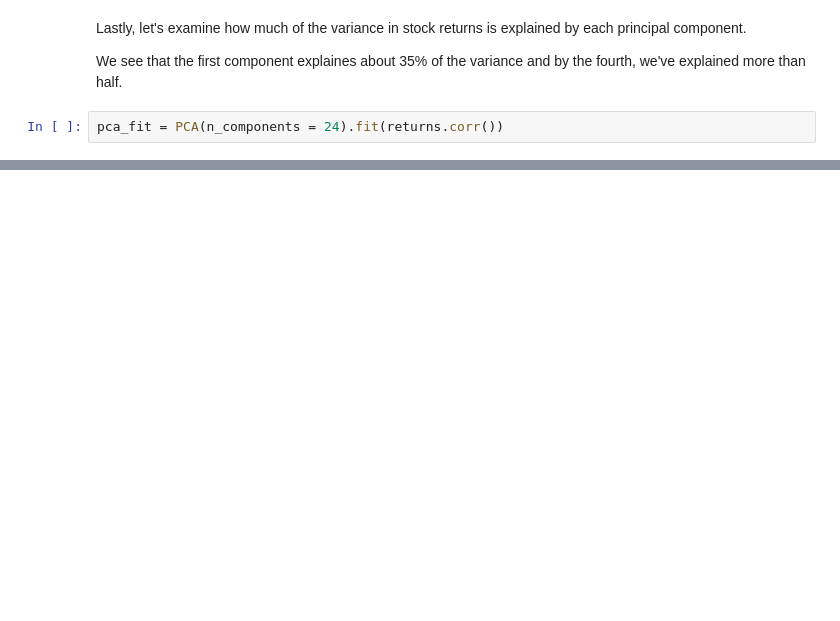
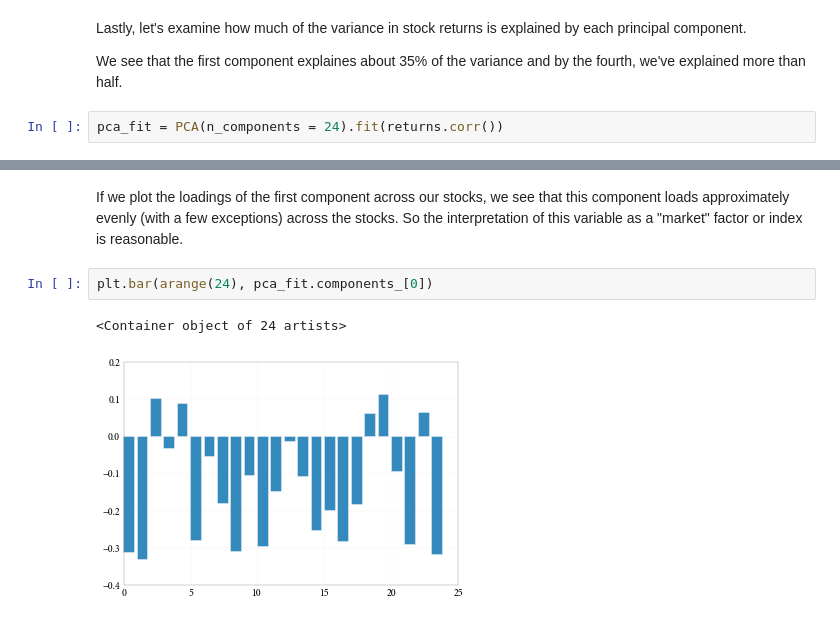
Before and after one commit to carljv/Will_it_Python, a Jupyter notebook: MLFH/ch8/ch8.ipynb, the cells around one changed output, grey strips where cells are left out. Drawn from its saved outputs; the diff is of its cells as text; blank space fills up the shorter version.

Commit message:
Add loadings chart

```diff
--- a/MLFH/ch8/ch8.ipynb
+++ b/MLFH/ch8/ch8.ipynb
@@ -135,0 +135,7 @@ plt.grid(axis = 'y', ls = '-', lw = 1, color = 'white')
+# %% [markdown]
+If we plot the loadings of the first component across our stocks, we see that this component loads approximately evenly (with a few exceptions) across the stocks. So the interpretation of this variable as a "market" factor or index is reasonable.
+# %%
+plt.bar(arange(24), pca_fit.components_[0])
+# %% [output]
+<Container object of 24 artists>
+[figure, added]
```
Also changed, not shown: parts of 4 cells of this notebook.
